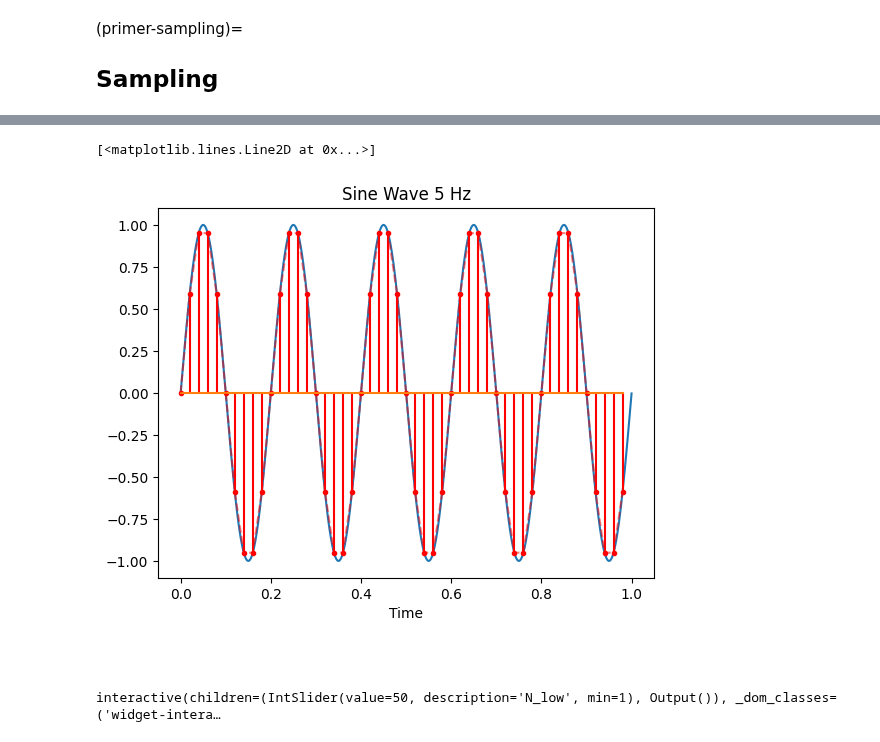
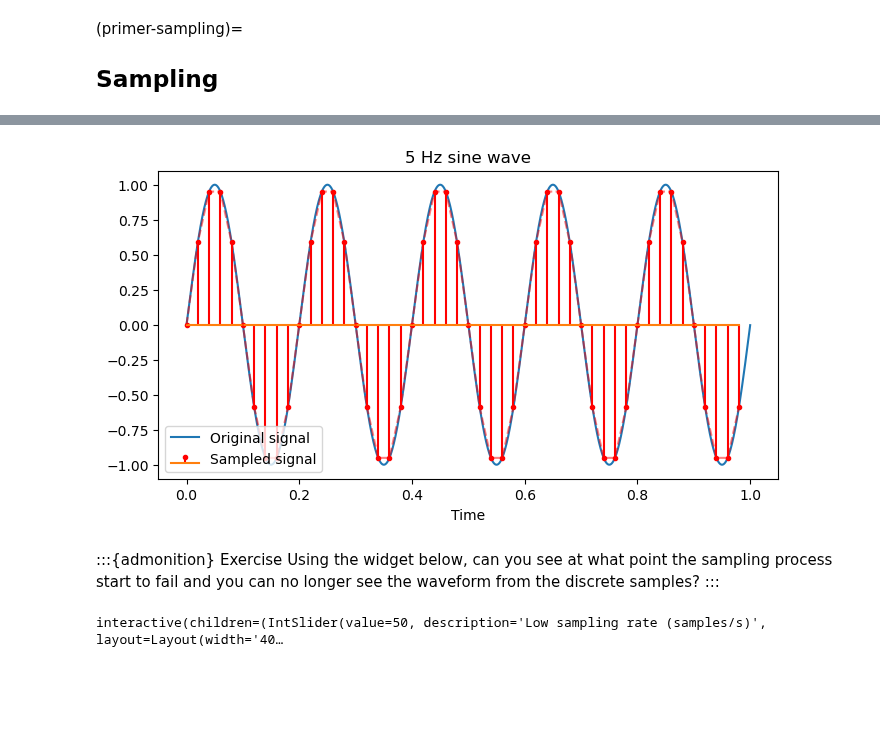
Before and after one commit to leewujung/fundamentals, a Jupyter notebook: boat_tutorials/primers/signal_processing_02_sampling.ipynb, the cells around one changed output, grey strips where cells are left out. Cells and saved outputs as stored; diff of their text form; code cells hidden in the pictures; blank space fills up the shorter version.

Commit message:
update signal 02 notebook, clean rerun

```diff
--- a/boat_tutorials/primers/signal_processing_02_sampling.ipynb
+++ b/boat_tutorials/primers/signal_processing_02_sampling.ipynb
@@ -34,29 +37,35 @@ plt.plot(time, cw)
 # %%
 freq = 5
 N_high = 10000
 N_low = 50
 end_time = 1
 A = 1
 
 # high res
 time_high = np.linspace(0, end_time, end_time*N, endpoint=False) # 1 sec
 cw = A*np.sin(2*np.pi*freq*time_high) # zero phase
-plt.title("Sine Wave 5 Hz")
-plt.xlabel("Time")
-plt.plot(time, cw)
 
 # low res
 time_low = np.linspace(0, end_time, end_time*N_low, endpoint=False)
 cw_sampled = A*np.sin(2*np.pi*freq*time_low) # sampled cw sample
 
-plt.stem(time_low, cw_sampled, linefmt='r-', markerfmt='.', basefmt='', label='Sampled Signal (Aliased)')
+plt.figure(figsize=(8,4))
+plt.xlabel("Time")
+plt.plot(time, cw, label="Original signal")
+plt.stem(time_low, cw_sampled, linefmt='r-', markerfmt='.', basefmt='', label='Sampled signal')
 plt.plot(time_low, cw_sampled, 'r--', alpha=0.5)
+plt.title("5 Hz sine wave")
+plt.legend(loc="lower left", fontsize=10)
+plt.show()
 # %% [output]
-[<matplotlib.lines.Line2D at 0x...>]
-[figure, old version]
+[figure, new version]
-# %% [markdown]
-##
+# %% [markdown]
+:::{admonition} Exercise
+Using the widget below, can you see at what point the sampling process start to fail and you can no longer see the waveform from the discrete samples?
+:::
 # %%
+from ipywidgets import widgets
+
 def sample(N_low):
 
     freq = 5
@@ -67,12 +76,33 @@ def sample(N_low):
     # high res
     time_high = np.linspace(0, end_time, end_time*N, endpoint=False) # 1 sec
     cw = A*np.sin(2*np.pi*freq*time_high) # zero phase
-    plt.title("Sine Wave 5Hz")
-    plt.plot(time, cw)
 
     # low res
     time_low = np.linspace(0, end_time, end_time*N_low, endpoint=False)
     cw_sampled = A*np.sin(2*np.pi*freq*time_low) # sampled cw sample
 
-    plt.stem(time_low, cw_sampled, linefmt='r-', markerfmt='.', basefmt='', label='Sampled Signal (Aliased)')
+    plt.figure(figsize=(8,4))
+    plt.xlabel("Time")
+    plt.plot(time, cw, label='Original signal')
+    plt.stem(time_low, cw_sampled, linefmt='r-', markerfmt='.', basefmt='', label='Sampled signal')
     plt.plot(time_low, cw_sampled, 'r--', alpha=0.5)
+    plt.title("5 Hz sine wave")
+    plt.legend(loc="lower left", fontsize=10)
+    plt.show()
+
+out = widgets.interact(
+    sample,
+    N_low=widgets.IntSlider(
+        value=50,
+        min=1,
+        max=100,
+        step=1,
+        description='Low sampling rate (samples/s)',
+        continuous_update=True,
+        style={'description_width': 'initial'},
+        layout=widgets.Layout(width="400px"),
+    )
+
+)
+# %% [output]
+interactive(children=(IntSlider(value=50, description='Low sampling rate (samples/s)', layout=Layout(width='40…
@@ -81,4 +108,0 @@ from ipywidgets import widgets
-# %%
-out = widgets.interact(sample, N_low=(1,100))
-# %% [output]
-interactive(children=(IntSlider(value=50, description='N_low', min=1), Output()), _dom_classes=('widget-intera…
```
Also changed, not shown: parts of 20 cells of this notebook.
